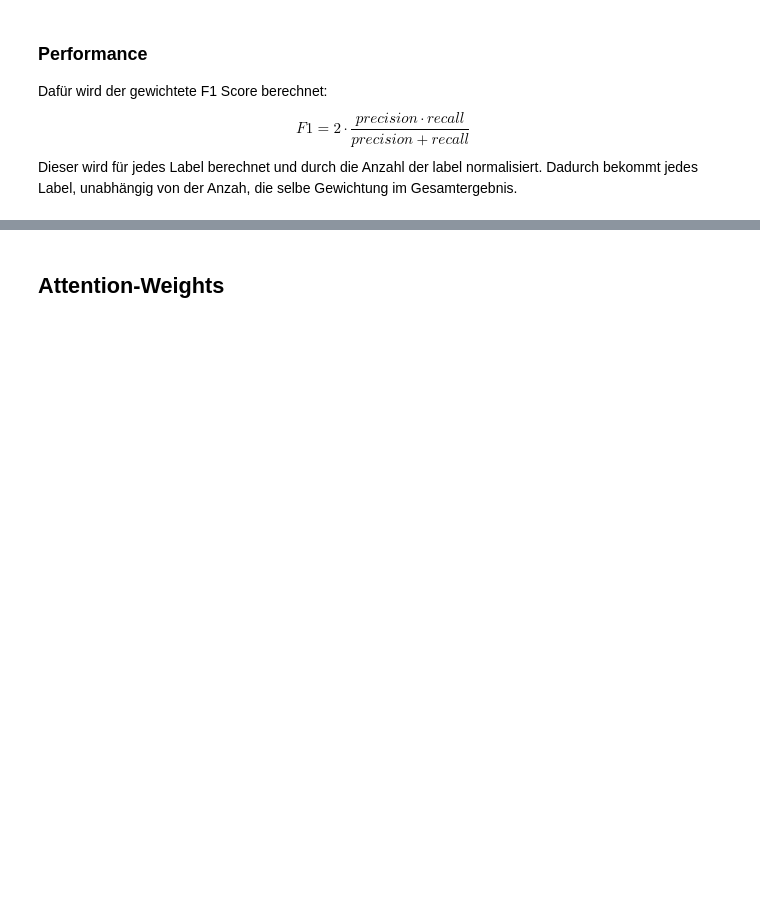
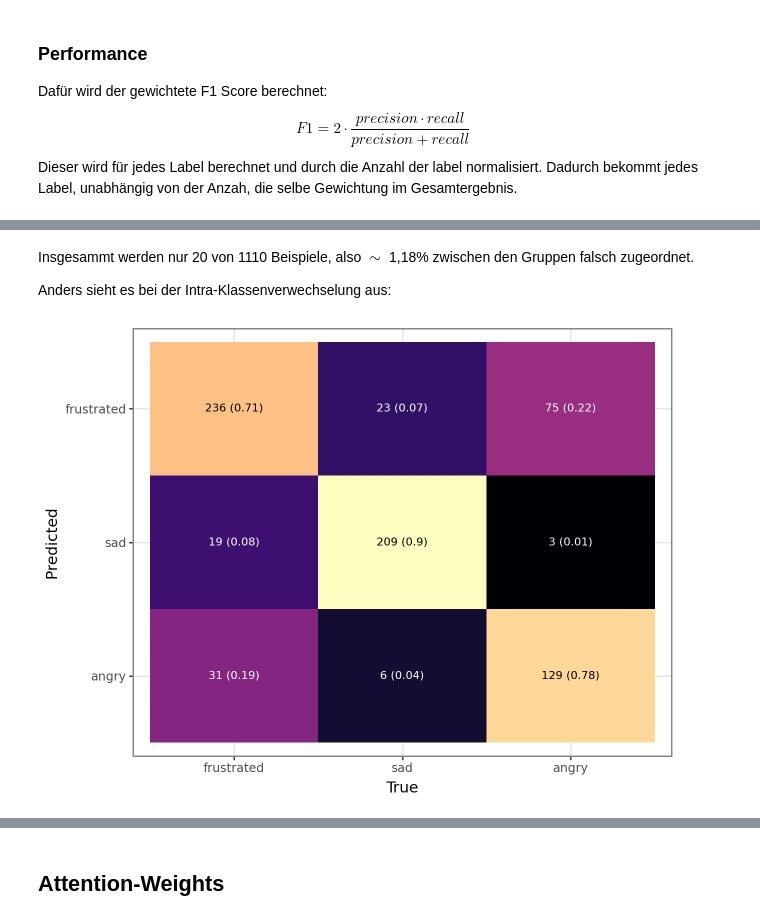
Before and after one commit to HenFo/Masterarbeit, a Jupyter notebook: analysis/mm_models/concat.ipynb, the cells around one changed output, grey strips where cells are left out. Drawn from its saved outputs; the diff is of its cells as text; code cells hidden in the pictures; blank space fills up the shorter version.

```diff
--- a/analysis/mm_models/concat.ipynb
+++ b/analysis/mm_models/concat.ipynb
@@ -90,0 +118,13 @@ Das Modell hat 160 Beispiele nicht richtig erkannt, obwohl die Akustik das richt
+# %% [markdown]
+Insgesammt werden nur 20 von 1110 Beispiele, also $\sim$ 1,18% zwischen den Gruppen falsch zugeordnet.
+
+Anders sieht es bei der Intra-Klassenverwechselung aus:
+# %%
+utils.print_confusion_matrix(
+    df_iemocap,
+    target_labels=iemocap_negative_emotions,
+    output_column="output",
+    target_column="target",
+)
+# %% [output]
+[figure, added]
```
Also changed, not shown: parts of 17 cells of this notebook, 1 other file.
